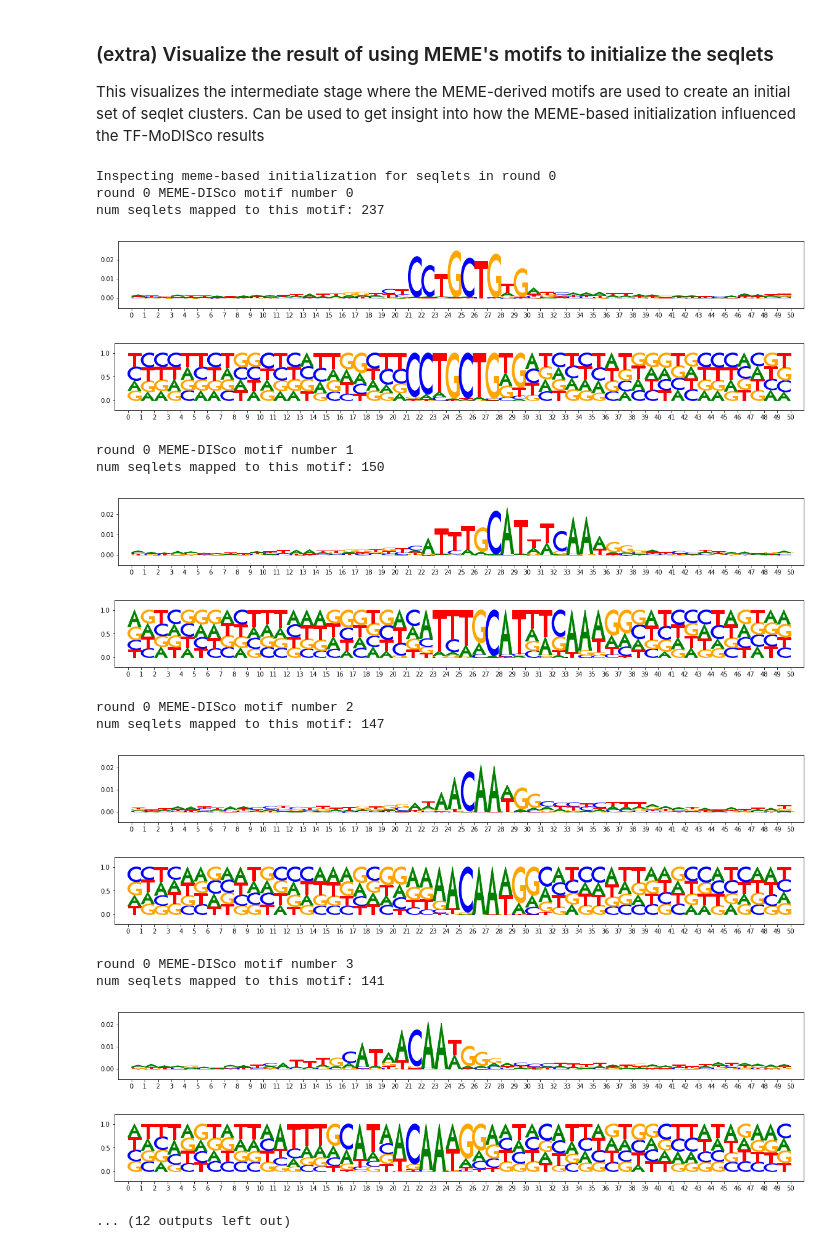
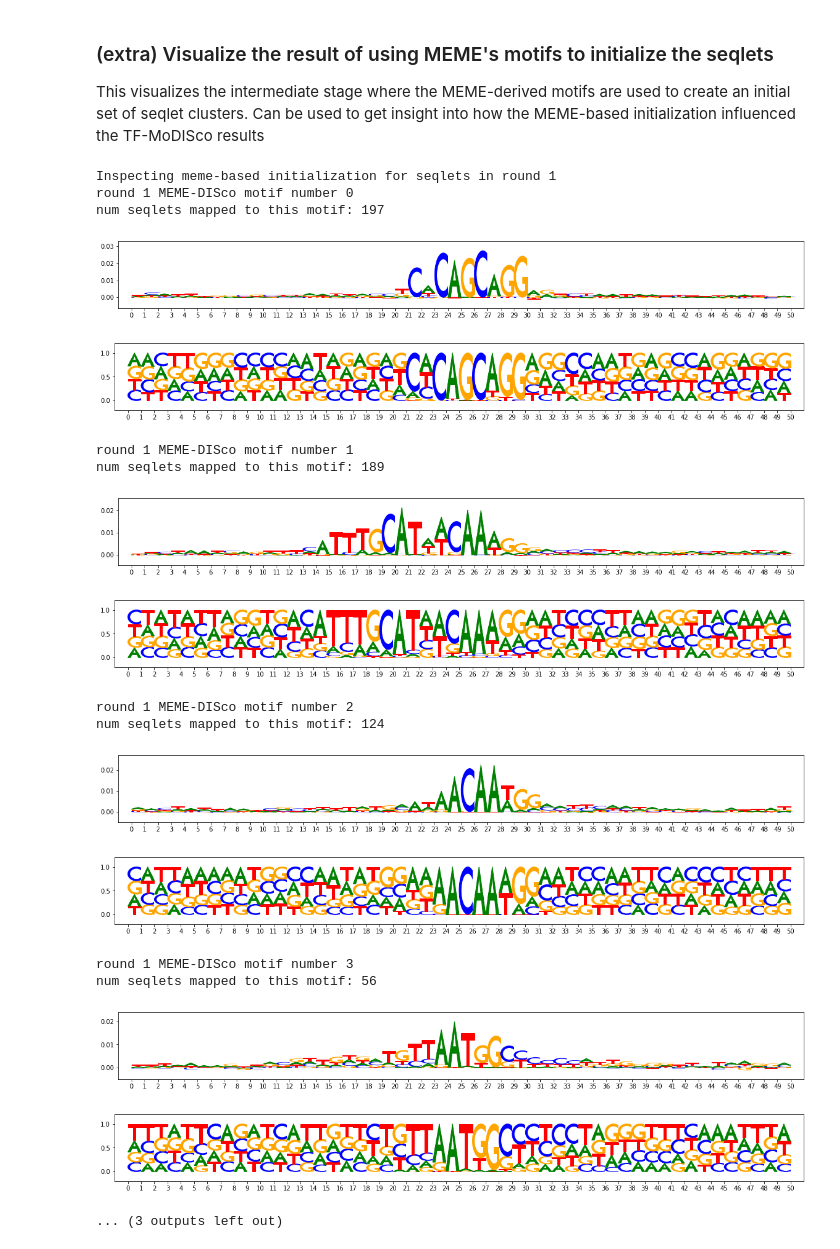
Before and after one commit to kundajelab/tfmodisco, a Jupyter notebook: examples/H1ESC_Nanog_gkmsvm/TF MoDISco Nanog.ipynb, the cells around one changed output. Cells and saved outputs as stored; diff of their text form; code cells hidden in the pictures.

```diff
--- a/examples/H1ESC_Nanog_gkmsvm/TF MoDISco Nanog.ipynb
+++ b/examples/H1ESC_Nanog_gkmsvm/TF MoDISco Nanog.ipynb
@@ -214,7 +214,7 @@ tfmodisco_results = modisco.tfmodisco_workflow.workflow.TfModiscoWorkflow(
                     # used.
                     kmer_len=6, num_gaps=1,
                     num_mismatches=0,
-                    final_min_cluster_size=10
+                    final_min_cluster_size=20
             ),
        )(
     #There is only one task, so we just call this 'task0'
@@ -374,32 +382,32 @@ Hypothetical scores:
 This visualizes the intermediate stage where the MEME-derived motifs are used to create an initial set of seqlet clusters. Can be used to get insight into how the MEME-based initialization influenced the TF-MoDISco results
 # %%
 from modisco.visualization import viz_sequence
-for round_idx in [0]:
+for round_idx in [1]:
     print("Inspecting meme-based initialization for seqlets in round",round_idx)
     meme_discovered_motifs = (tfmodisco_results
         .metacluster_idx_to_submetacluster_results[0].seqlets_to_patterns_result
-        .each_round_initcluster_motifs[0])
+        .each_round_initcluster_motifs[round_idx])
     for idx,motif in enumerate(meme_discovered_motifs):
         print("round",round_idx,"MEME-DISco motif number",idx)
         print("num seqlets mapped to this motif:",len(motif.seqlets))
         viz_sequence.plot_weights(motif["task0_contrib_scores"].fwd)
         viz_sequence.plot_weights(motif["sequence"].fwd)
 # %% [output]
-Inspecting meme-based initialization for seqlets in round 0
-round 0 MEME-DISco motif number 0
-num seqlets mapped to this motif: 237
+Inspecting meme-based initialization for seqlets in round 1
+round 1 MEME-DISco motif number 0
+num seqlets mapped to this motif: 197
-[figure, old version]
+[figure, new version]
-[figure, old version]
+[figure, new version]
-round 0 MEME-DISco motif number 1
-num seqlets mapped to this motif: 150
+round 1 MEME-DISco motif number 1
+num seqlets mapped to this motif: 189
-[figure, old version]
+[figure, new version]
-[figure, old version]
+[figure, new version]
-round 0 MEME-DISco motif number 2
-num seqlets mapped to this motif: 147
+round 1 MEME-DISco motif number 2
+num seqlets mapped to this motif: 124
-[figure, old version]
+[figure, new version]
-[figure, old version]
+[figure, new version]
-round 0 MEME-DISco motif number 3
-num seqlets mapped to this motif: 141
+round 1 MEME-DISco motif number 3
+num seqlets mapped to this motif: 56
-[figure, old version]
+[figure, new version]
-[figure, old version]
+[figure, new version]
-... (12 outputs left out)
+... (3 outputs left out)
```
Also changed, not shown: parts of 3 cells of this notebook, 12 other files.
